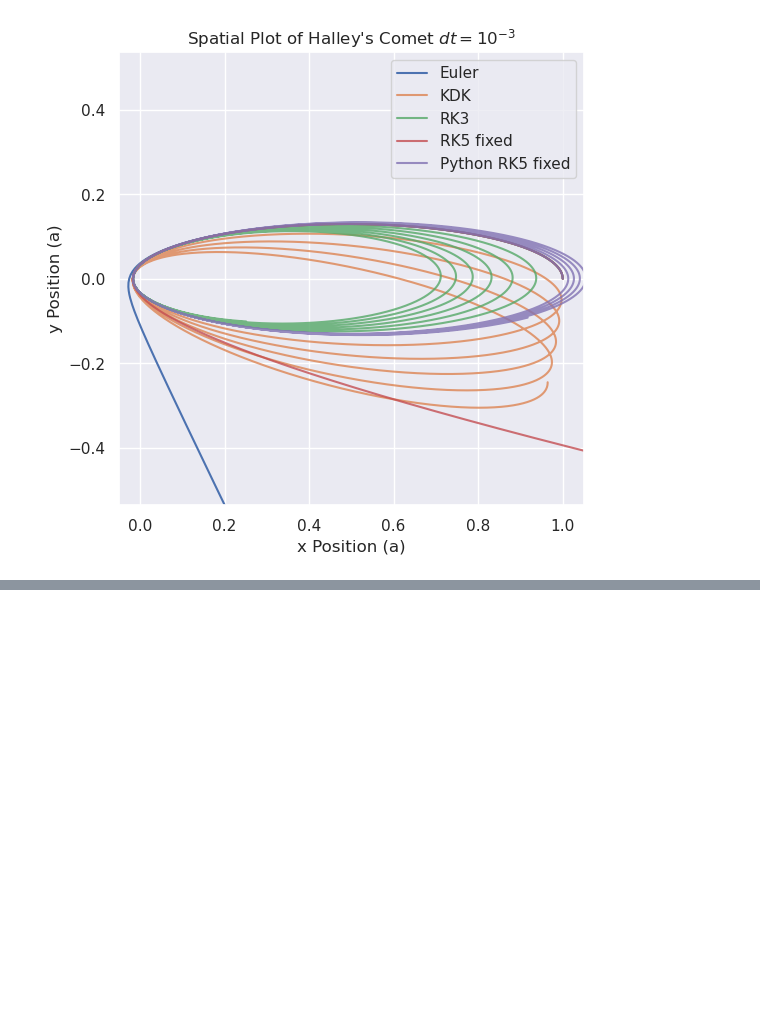
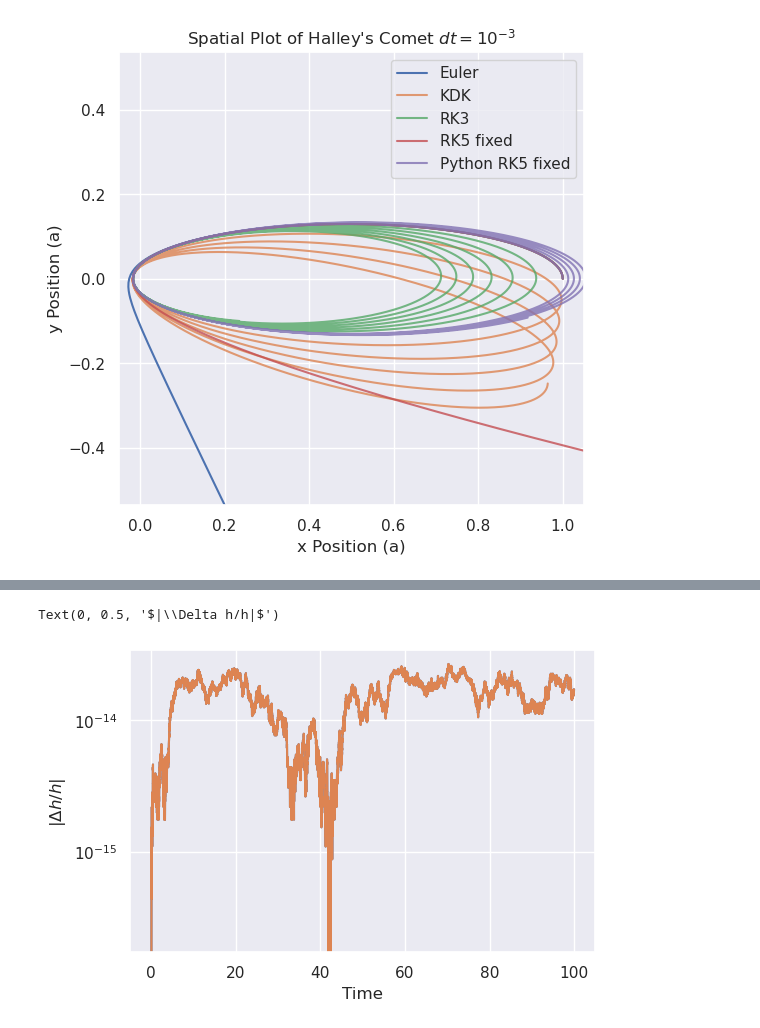
Before and after one commit to StarkillerX42/ASTR506, a Jupyter notebook: python_tests.ipynb, the cells around one changed output, grey strips where cells are left out. Cells and saved outputs as stored; diff of their text form; code cells hidden in the pictures; blank space fills up the shorter version.

```diff
--- a/python_tests.ipynb
+++ b/python_tests.ipynb
@@ -559,0 +629,15 @@ fp.n_bodies.n_body_model("rk5", halley_masses, halley_i_pos, halley_i_vel, t_tot
+# %%
+h = np.cross(galaxy.positions, galaxy.velocities, axis=2)[:, 1]
+h_mag = np.linalg.norm(h, axis=1)
+py_h = np.cross(py_galaxy.positions, py_galaxy.velocities, axis=2)[:, 1]
+py_h_mag = np.linalg.norm(h, axis=1)
+
+fig, ax = plt.subplots(1, 1, figsize=(6, 4), dpi=100)
+ax.plot(galaxy.times, np.abs((h_mag - h_mag[0]) / h_mag))
+ax.plot(py_galaxy.times, np.abs((py_h_mag - py_h_mag[0]) / py_h_mag))
+ax.set_yscale('log')
+ax.set_xlabel('Time')
+ax.set_ylabel(r'$|\Delta h/h|$')
+# %% [output]
+Text(0, 0.5, '$|\\Delta h/h|$')
+[figure, added]
```
Also changed, not shown: parts of 5 cells of this notebook, 4 other files.
